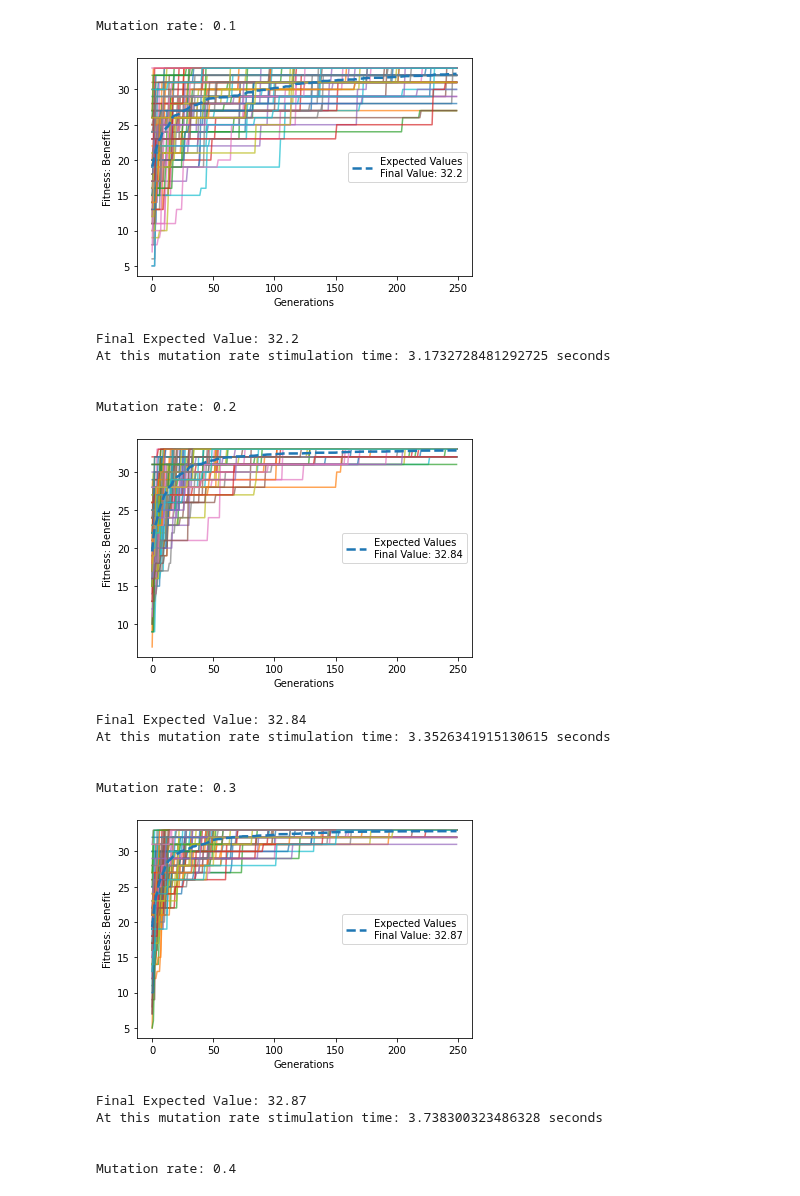
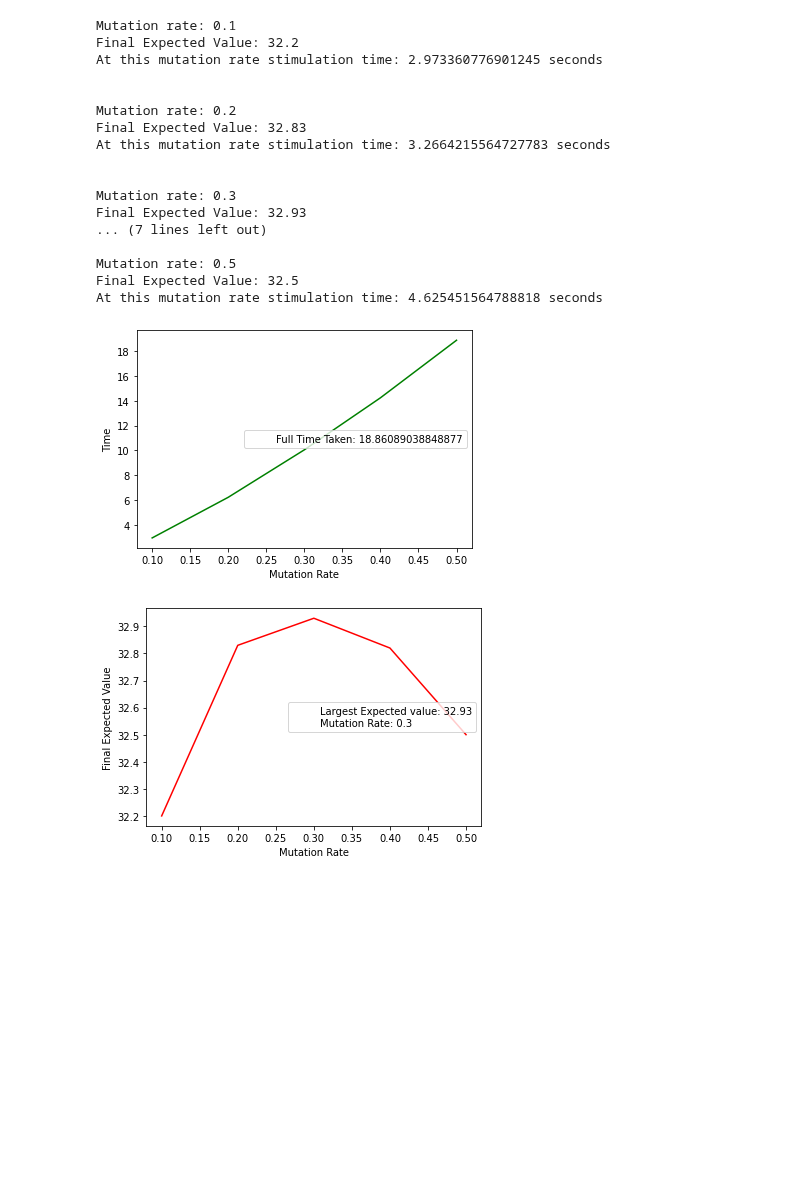
Before and after one commit to LordLean/Acquired-Intelligence-Adaptive-Behaviour, a Jupyter notebook: AIAB_Labs/hillclimber.ipynb, the cells around one changed output. Drawn from its saved outputs; the diff is of its cells as text; code cells hidden in the pictures; blank space fills up the shorter version.

```diff
--- a/AIAB_Labs/hillclimber.ipynb
+++ b/AIAB_Labs/hillclimber.ipynb
@@ -134,5 +134,5 @@ Final Cost: 19
 # %%
-def run_HCs(kp, capacity, gens=100, mutation_rate=0.3, instances=100, plot_graphs=False, superimposed=True):
+def run_HCs(kp, capacity, gens=250, mutation_rate=0.3, instances=50, plot_graphs=False, superimposed=True):
   avg_y = list()
   lnwdth = 2 # Linewidth for plot.
   lnstyle = "" # Line colour and style.
@@ -181,18 +181,18 @@ full_time = time.time()#
 time_list = list() #
 mr_dict = dict()
 
-# Amend for step below.
-step = 0.1
+# Amend for start/stop/step below.
+s = {"start":0.1,"stop":0.6,"step":0.1}
 # Amend for generations each HC mutates for.
 g = 250
-# Amend for instances of HC to be created.
+# Amend for instances of HCs to be created.
 insts = 100
 # Amend for graphical rep of run_HCs().
-#plt = False
+plt_grphs = False
 
-mr = np.arange(0.1,0.7,step)
+mr = np.arange(s["start"],s["stop"],s["step"])
 # Dp purely for displaying correct MR as np.arange can return slightly off floats.
-decimal_points = len(str(step).replace(".","")) - 1
+decimal_points = len(str(s["step"]).replace(".","")) - 1
 
 for val in mr:
   start_time = time.time()#
@@ -200,7 +200,7 @@ for val in mr:
   val = round(val,decimal_points)
   print("Mutation rate: {}".format(val))
   # HC evolution.
-  max_mean_val = run_HCs(config["kp"],config["capacity"], g, val, insts, plot_graphs=True, superimposed=True)#, plot_graphs=True)
+  max_mean_val = run_HCs(config["kp"],config["capacity"], g, val, insts, plot_graphs=plt_grphs, superimposed=True)#, plot_graphs=True)
   print("Final Expected Value: {}".format(max_mean_val))
   mr_dict[val] = max_mean_val
   tme = time.time() - full_time
@@ -214,48 +214,48 @@ for val in mr:
 finished_time = time.time() - full_time
 #print("Full time: %s seconds" % (finished_time))#
 
 # Section used to plot cumulative time taken against mutation rate.
 plt.plot(mr,time_list,"g",label=("Full Time Taken: {}".format(finished_time)))
 plt.xlabel("Mutation Rate")
 plt.ylabel("Time")
 plt.legend(loc="center right")
 # Remove legend line.
 leg = plt.gca().get_legend()
 leg.legendHandles[0].set_visible(False)
 plt.show()
 
 # Set up to return MR with largest avg value after x HCs running for y generations.
 # N.B in the case of equal values this will return the "first" matching key, value pair in dict.
 winning_mr = max(mr_dict.items(), key=lambda k: k[1])
 # Plot final expected value against mutation rate as a loss function to find optimal rate.
 lbl = "Largest Expected value: {}\nMutation Rate: {}".format(winning_mr[1],winning_mr[0])
 # Final Expected values pulled from mutation rate dictionary keys.
 fnl_exp_vals = list(mr_dict.values())
 plt.plot(mr,fnl_exp_vals,"r",label=lbl)
 plt.xlabel("Mutation Rate")
 plt.ylabel("Final Expected Value")
 #plt.text(0.5,0.5, lbl, ha="right", va="top", transform=plt.gca().transAxes)
 plt.legend(loc="center right")
 leg = plt.gca().get_legend()
 leg.legendHandles[0].set_visible(False)
 plt.show()
 # %% [output]
 Mutation rate: 0.1
+Final Expected Value: 32.2
+At this mutation rate stimulation time: 2.973360776901245 seconds
+
+
+Mutation rate: 0.2
+Final Expected Value: 32.83
+At this mutation rate stimulation time: 3.2664215564727783 seconds
+
+
+Mutation rate: 0.3
+Final Expected Value: 32.93
+... (7 lines left out)
+
+Mutation rate: 0.5
+Final Expected Value: 32.5
+At this mutation rate stimulation time: 4.625451564788818 seconds
-[figure, old version]
+[figure, new version]
-Final Expected Value: 32.2
-At this mutation rate stimulation time: 3.1732728481292725 seconds
-
-
-Mutation rate: 0.2
-[figure, old version]
+[figure, new version]
-Final Expected Value: 32.84
-At this mutation rate stimulation time: 3.3526341915130615 seconds
-
-
-Mutation rate: 0.3
-[figure, removed]
-Final Expected Value: 32.87
-At this mutation rate stimulation time: 3.738300323486328 seconds
-
-
-Mutation rate: 0.4
```
Also changed, not shown: parts of 4 cells of this notebook.
